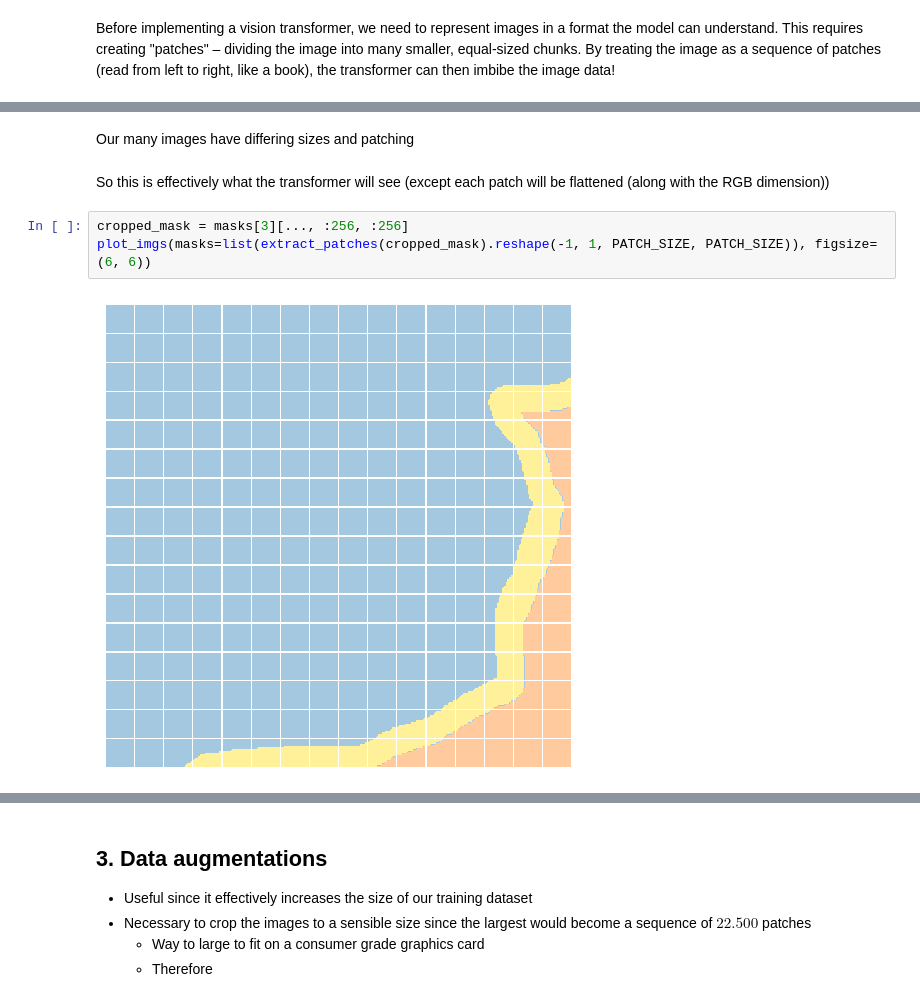
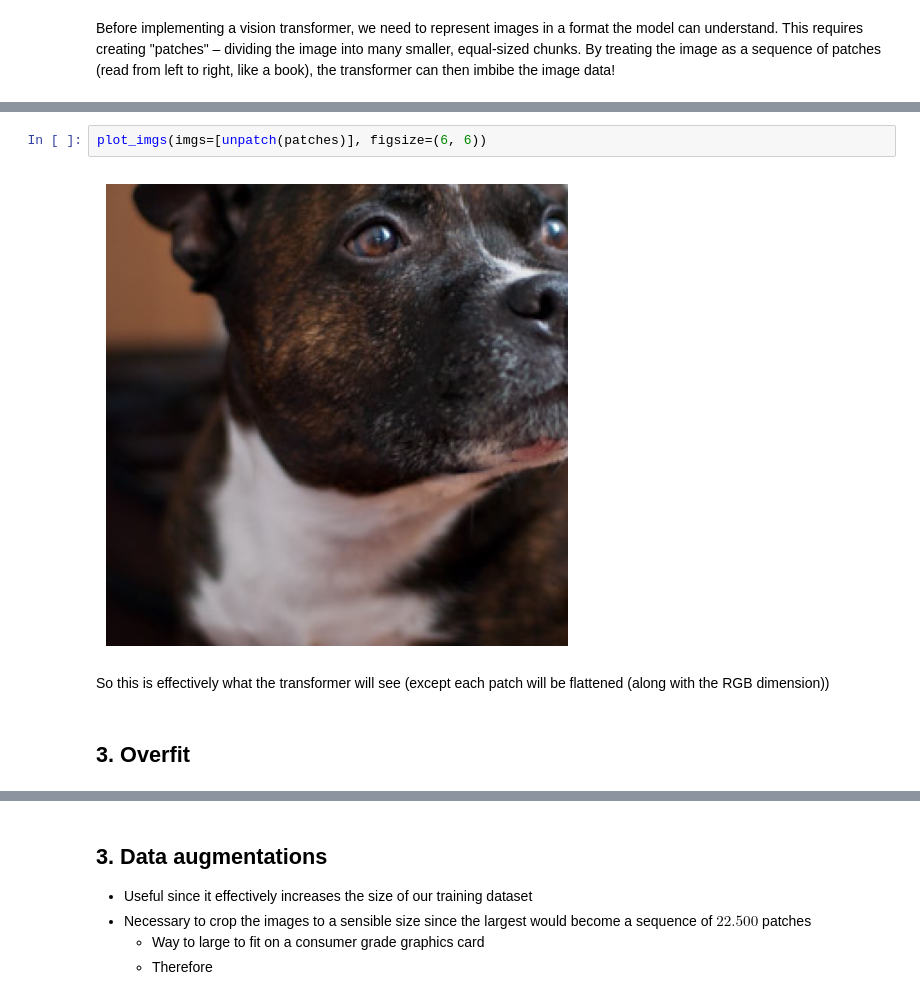
Before and after one commit to BjarniHaukur/minimal-ml, a Jupyter notebook: vision_transformer.ipynb, the cells around one changed output, grey strips where cells are left out. Drawn from its saved outputs; the diff is of its cells as text.

```diff
--- a/vision_transformer.ipynb
+++ b/vision_transformer.ipynb
@@ -131,9 +190,8 @@ plot_imgs(imgs=list(extract_patches(cropped_img).reshape(-1, 3, PATCH_SIZE, PATC
-# %% [markdown]
-Our many images have differing sizes and patching
+# %%
+plot_imgs(imgs=[unpatch(patches)], figsize=(6, 6))
+# %% [output]
+[figure, added]
 # %% [markdown]
 So this is effectively what the transformer will see (except each patch will be flattened (along with the RGB dimension))
-# %%
-cropped_mask = masks[3][..., :256, :256]
-plot_imgs(masks=list(extract_patches(cropped_mask).reshape(-1, 1, PATCH_SIZE, PATCH_SIZE)), figsize=(6, 6))
-# %% [output]
-[figure, removed]
+# %% [markdown]
+## 3. Overfit
```
Also changed, not shown: parts of 19 cells of this notebook.
